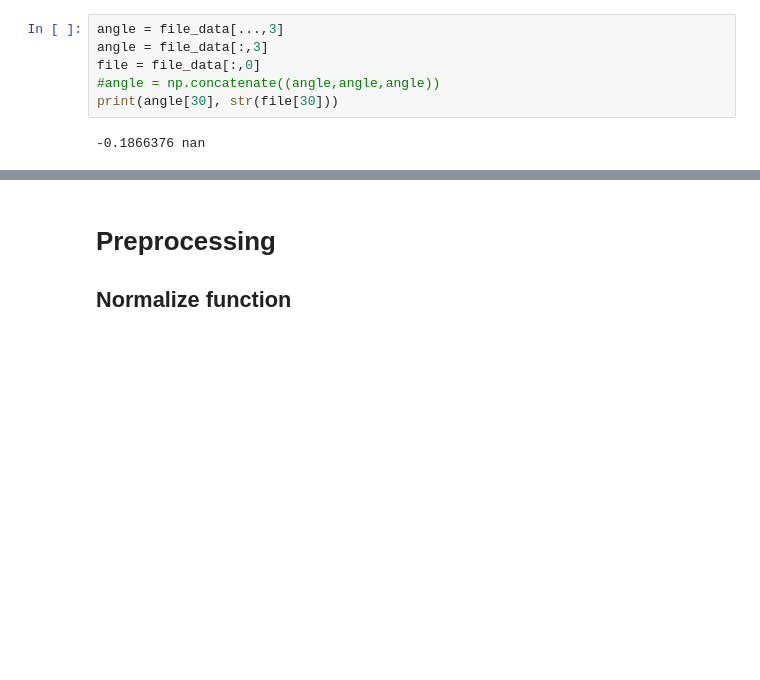
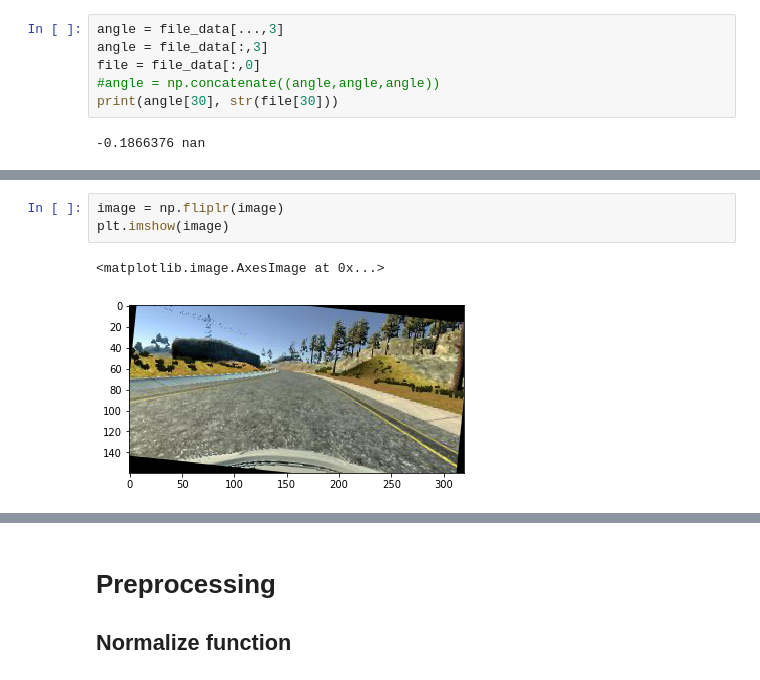
Before and after one commit to asadquraishi/behavioral_cloning_keras_project, a Jupyter notebook: behavioral_cloning_keras_project_image_preprocessing.ipynb, the cells around one changed output, grey strips where cells are left out. Saved outputs shown, nothing was run; the diff lists cells and outputs as text; blank space fills up the shorter version.

```diff
--- a/behavioral_cloning_keras_project_image_preprocessing.ipynb
+++ b/behavioral_cloning_keras_project_image_preprocessing.ipynb
@@ -217,0 +228,6 @@ Image dimensions are  (160, 320, 3)
+# %%
+image = np.fliplr(image)
+plt.imshow(image)
+# %% [output]
+<matplotlib.image.AxesImage at 0x...>
+[figure, added]
```
Also changed, not shown: parts of 4 cells of this notebook, 3 other files.
